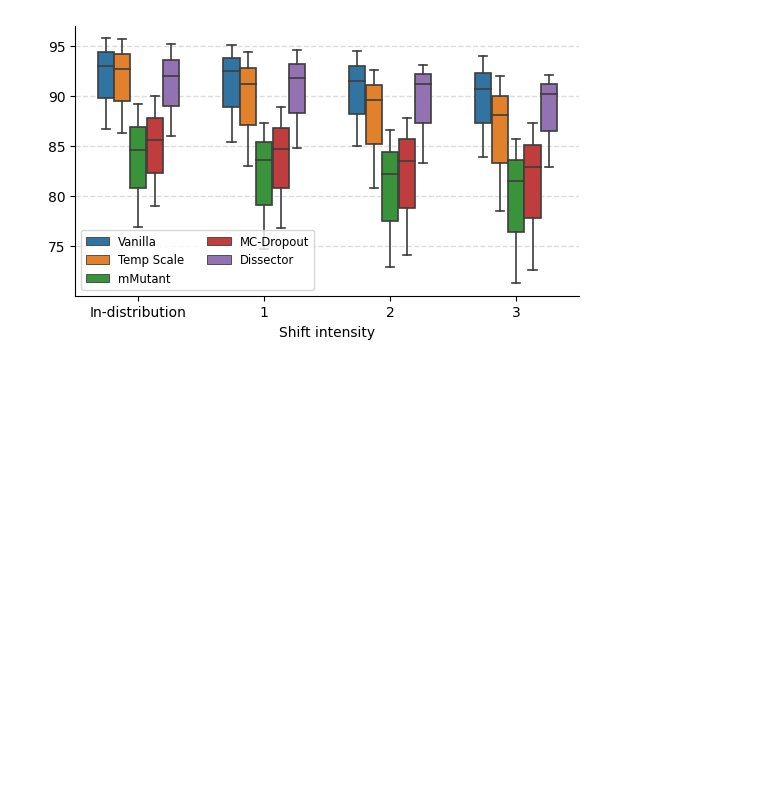
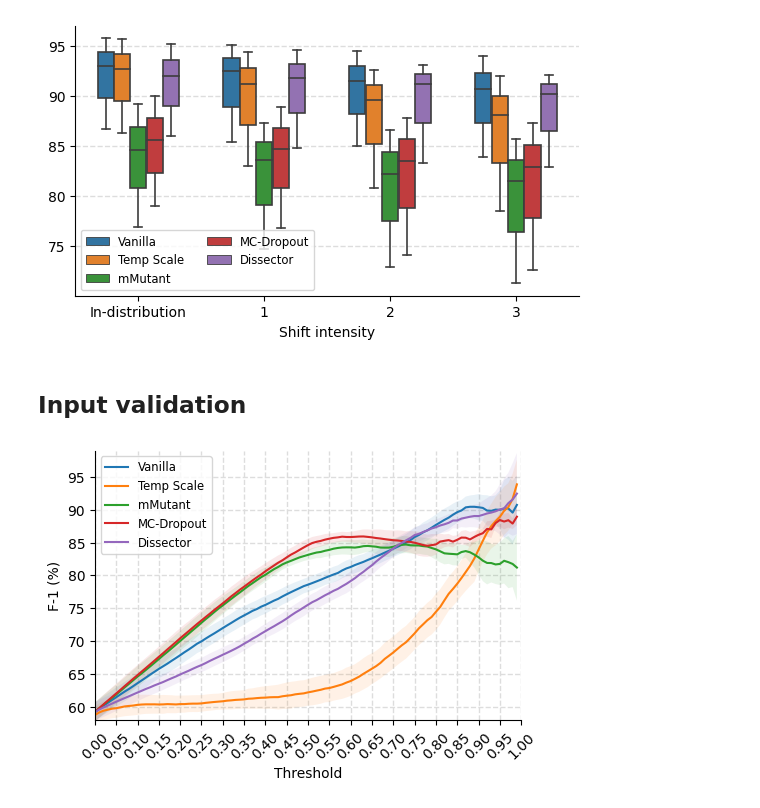
Before and after one commit to yul091/UncertaintyPL, a Jupyter notebook: notebooks/uncertainty_eval.ipynb, the cells around one changed output. Drawn from its saved outputs; the diff is of its cells as text; code cells hidden in the pictures; blank space fills up the shorter version.

Commit message:
input filtering

```diff
--- a/notebooks/uncertainty_eval.ipynb
+++ b/notebooks/uncertainty_eval.ipynb
@@ -492,3 +494,73 @@ plt.savefig('../Figure/author_cc_auc.pdf', bbox_inches='tight')
 plt.show()
 # %% [output]
 [figure]
+# %% [markdown]
+## Input validation
+# %%
+DIR = '../Uncertainty_Eval/filter'
+SHIFT = 'different_time'
+# create dictionary to map original method names to legend names
+legend_names = {
+    'va_acc': 'Vanilla',
+    'temp_acc': 'Temp Scale',
+    'mutation_acc': 'mMutant',
+    'dropout_acc': 'MC-Dropout',
+    'pv_acc': 'Dissector',
+}
+# %%
+# CS
+TASK = 'CodeSummary_Module'
+code2vec_res = torch.load(os.path.join(DIR, SHIFT, 'code2vec', TASK, 'filter.res'))
+coderoberta_res = torch.load(os.path.join(DIR, SHIFT, 'coderoberta', TASK, 'filter.res'))
+graphcodebert_res = torch.load(os.path.join(DIR, SHIFT, 'graphcodebert', TASK, 'filter.res'))
+
+# Define the methods to plot
+methods = ['va_acc', 'temp_acc', 'mutation_acc', 'dropout_acc', 'pv_acc']
+# Create a figure and axis
+fig, ax = plt.subplots(figsize=(5.5, 3.5))
+# Loop over each method and plot the shaded area
+for i, method in enumerate(methods):
+    val_acc = np.mean([
+        code2vec_res[method]['val'],
+        coderoberta_res[method]['val'],
+        graphcodebert_res[method]['val'],
+    ], axis=0) * 100
+    # test1_acc = np.mean([
+    #     code2vec_res[method]['test1'],
+    #     coderoberta_res[method]['test1'],
+    #     graphcodebert_res[method]['test1'],
+    # ], axis=0) * 100
+    test2_acc = np.mean([
+        code2vec_res[method]['test2'],
+        coderoberta_res[method]['test2'],
+        graphcodebert_res[method]['test2'],
+    ], axis=0) * 100
+    test3_acc = np.mean([
+        code2vec_res[method]['test3'],
+        coderoberta_res[method]['test3'],
+        graphcodebert_res[method]['test3'],
+    ], axis=0) * 100
+    mean_acc = np.mean([val_acc, test2_acc, test3_acc], axis=0)
+    std_acc = np.std([val_acc, test2_acc, test3_acc], axis=0)
+    ax.plot(1-code2vec_res['x'], mean_acc, label=legend_names[method])
+    ax.fill_between(1-code2vec_res['x'], mean_acc-std_acc, mean_acc+std_acc, alpha=0.1, )
+
+# Add labels, title, and legend
+ax.set_xlabel('Threshold')
+ax.set_ylabel('F-1 (%)')
+ax.set_xlim(0, 1)
+ax.set_ylim(58, 99)
+# ax.set_title('Accuracy vs. Threshold')
+ax.legend(fontsize='small')
+ax.set_axisbelow(True)
+ax.spines['right'].set_visible(False)
+ax.spines['top'].set_visible(False)
+ax.grid(True, color='#DDDDDD', linestyle='--', linewidth=1)
+ax.xaxis.set_major_locator(plt.MultipleLocator(0.05))
+ax.yaxis.set_major_locator(plt.MultipleLocator(5))
+plt.xticks(rotation=45)
+
+# Display the plot
+plt.show()
+# %% [output]
+[figure, added]
```
Also changed, not shown: parts of 2 cells of this notebook, 18 other files.
